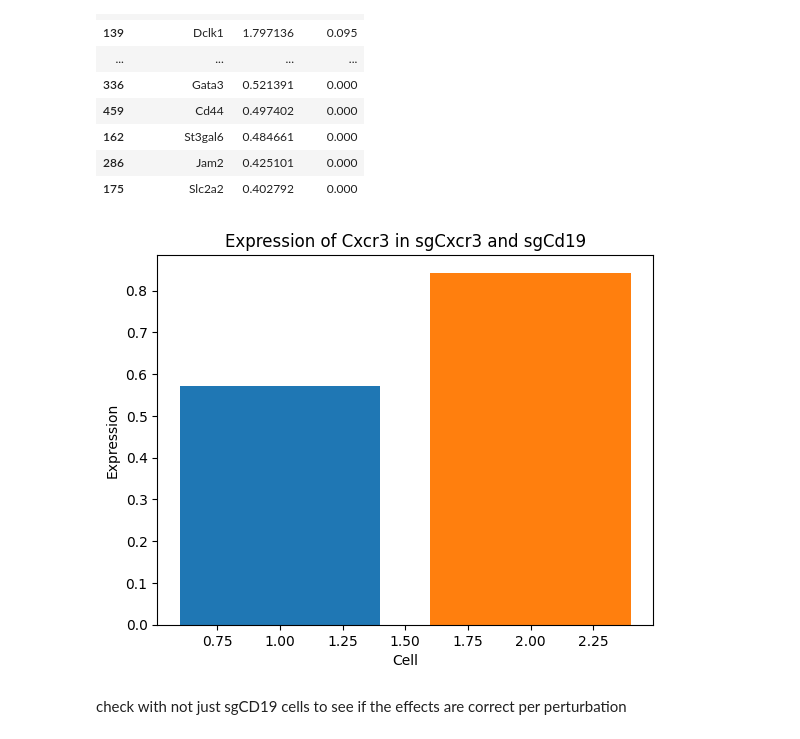
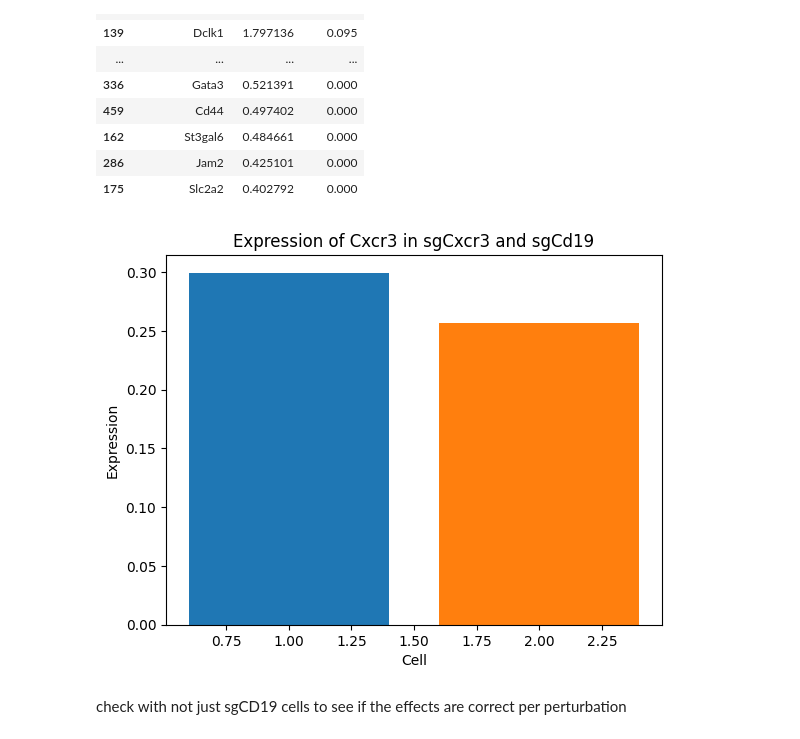
Before and after one commit to amonell/scvi-tools, a Jupyter notebook: resolve_perurb_tests/test1.ipynb, the cells around one changed output. Drawn from its saved outputs; the diff is of its cells as text; code cells hidden in the pictures.

```diff
--- a/resolve_perurb_tests/test1.ipynb
+++ b/resolve_perurb_tests/test1.ipynb
@@ -159,21 +199,21 @@ df.sort_values(by='effect_size', ascending=False)[:40]
 | 286 | Jam2 | 0.425101 | 0.000 |
 | 175 | Slc2a2 | 0.402792 | 0.000 |
 # %%
-gene = 'Il10rb'
+gene = 'Klrg1'
 sgCxcr3 = query_adata[query_adata.obs['guide_rnas'] == 'sgCxcr3']
 sgCd19 = query_adata[query_adata.obs['guide_rnas'] == 'sgCd19']
 
 #bar graph of specific gene
 index_gene = query_adata.var.index == gene
 
 plt.bar(1,np.mean(sgCd19.X[:, index_gene]))
 plt.bar(2,np.mean(sgCxcr3.X[:, index_gene]))
 plt.xlabel('Cell')
 plt.ylabel('Expression')
 plt.title('Expression of Cxcr3 in sgCxcr3 and sgCd19')
 plt.show()
 # %% [output]
-[figure, old version]
+[figure, new version]
 # %% [markdown]
 check with not just sgCD19 cells to see if the effects are correct per perturbation
 # %%
```
Also changed, not shown: parts of 6 cells of this notebook.
